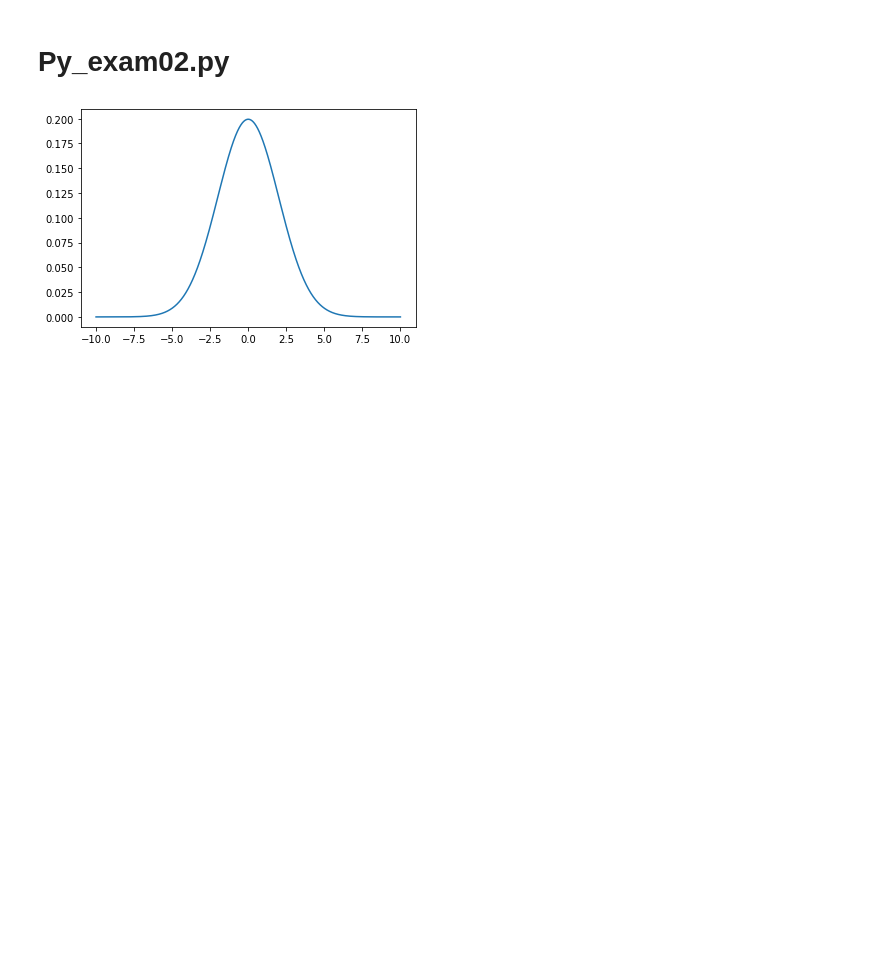
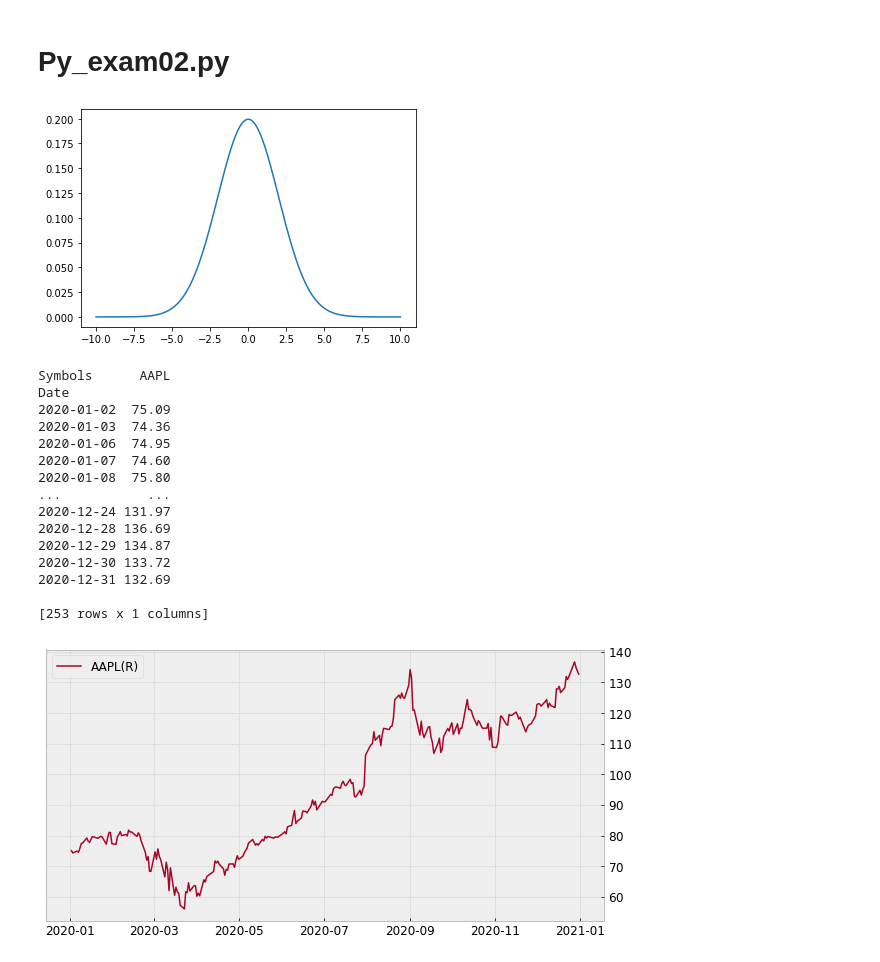
Before and after one commit to goodDev-junhyuk/Stock_Data, a Jupyter notebook: Python_Portfolio.ipynb, the cells around one changed output. Saved outputs shown, nothing was run; the diff lists cells and outputs as text; code cells hidden in the pictures; blank space fills up the shorter version.

```diff
--- a/Python_Portfolio.ipynb
+++ b/Python_Portfolio.ipynb
@@ -64,3 +64,27 @@ plt.plot(x_axis, norm.pdf(x_axis,0,2))
 plt.show()
 # %% [output]
 [figure]
+# %%
+import finterstellar as fs
+
+df = fs.get_price('AAPL', start_date = '2020-01-01', end_date = '2020-12-31')
+print(df)
+
+fs.draw_chart(df, right='AAPL')
+# %% [output]
+Symbols      AAPL
+Date
+2020-01-02  75.09
+2020-01-03  74.36
+2020-01-06  74.95
+2020-01-07  74.60
+2020-01-08  75.80
+...           ...
+2020-12-24 131.97
+2020-12-28 136.69
+2020-12-29 134.87
+2020-12-30 133.72
+2020-12-31 132.69
+
+[253 rows x 1 columns]
+[figure, added]
```
